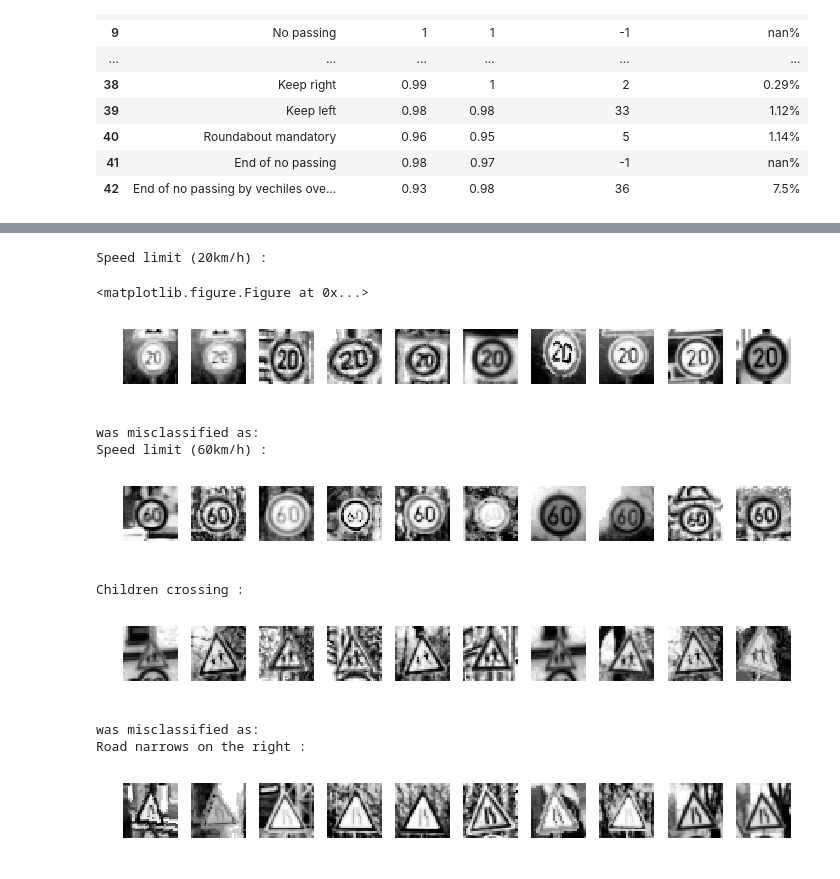
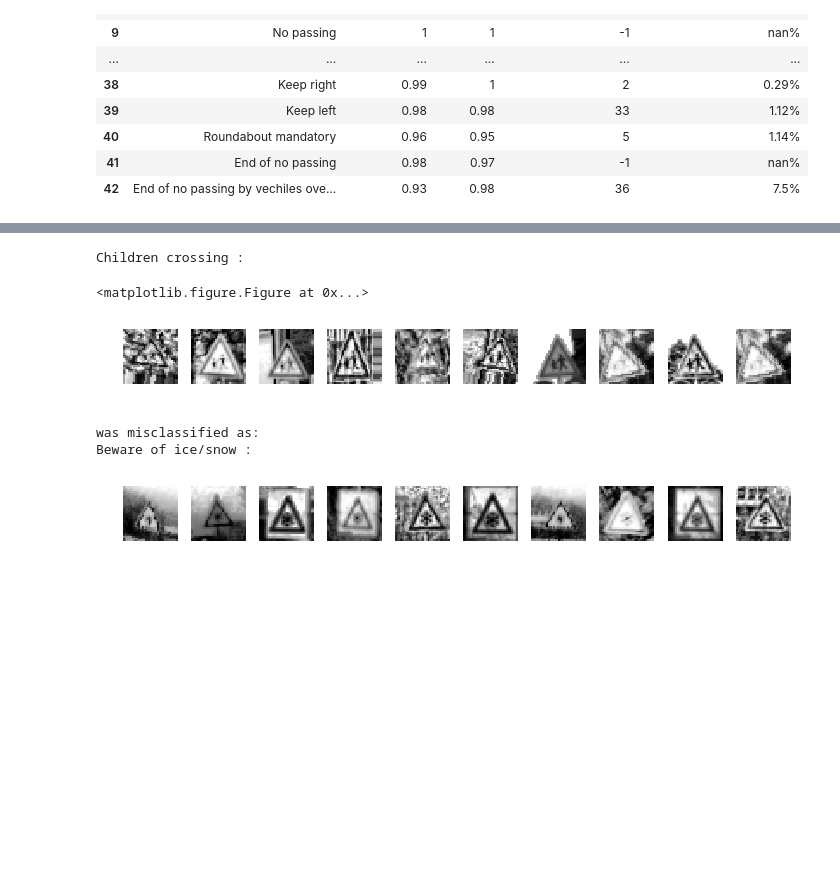
Before and after one commit to saritanavuluru/ML, a Jupyter notebook: capstone/KerasGTSB/Explore.ipynb, the cells around one changed output, grey strips where cells are left out. Saved outputs shown, nothing was run; the diff lists cells and outputs as text; code cells hidden in the pictures; blank space fills up the shorter version.

Commit message:
test images

```diff
--- a/capstone/KerasGTSB/Explore.ipynb
+++ b/capstone/KerasGTSB/Explore.ipynb
@@ -723,3 +737,14 @@ History saved in file /home/carnd/KerasTrafficSignClassifier/model/BN_STN_001_re
+# %%
+Xresult = F([X_batch[:9]])
+#print(Xresult)
+plt.clf()
+for i in range(9):
+    plt.subplot(3, 3, i+1)
+    image = np.squeeze(Xresult[0][i])
+    plt.imshow(image, cmap= 'gray')
+    plt.axis('off')
+fig.canvas.draw()
+plt.show()
 # %% [markdown]
 ## Training Accuracy, Loss Plots
 # %%
@@ -1002,3 +1027,28 @@ del s
 | 40 | Roundabout mandatory | 0.96 | 0.95 | 5 | 1.14% |
 | 41 | End of no passing | 0.98 | 0.97 | -1 | nan% |
 | 42 | End of no passing by vechiles ove... | 0.93 | 0.98 | 36 | 7.5% |
+# %%
+
+study_range = [27, 30, 11, 30, 18, 26, 21, 31, 42, 36,28,27]
+compare = [1, 0, 1, 0, 1, 0, 1, 0, 1, 0,1,0]
+#study_range = [28,30,28,24,28,27]
+#compare = [1,0,1,0,1,0]
+
+implot = plt.figure(figsize=(12,4))
+counter = 0
+for classid in study_range:
+    print (class_stats.SignName[classid],':')
+    implot = plt.figure(figsize=(12,1))
+    X_class = X_train[y_train==classid]
+    #rnd_idx = np.random.random(range(len(X_class)), 10)
+    rnd_idx=np.random.randint(0, high=len(X_class), size=10)
+
+    for i in range(10):
+        ax = implot.add_subplot(1,10,i + 1)
+        ax.grid(False)
+        ax.axis('off')
+        ax.imshow(X_class[rnd_idx[i]].squeeze(),cmap='gray')
+    plt.show()
+    if compare[counter]:
+        print ('was misclassified as:')
+    counter += 1
@@ -1005,37 +1178,32 @@ del s
 # %%
 
 #study_range = [27, 30, 11, 30, 18, 26, 21, 31, 42, 36,28,27]
 #compare = [1, 0, 1, 0, 1, 0, 1, 0, 1, 0,1,0]
-study_range = [0,3,28,24]
-compare = [1,0,1,0]
+study_range = [28,30]
+compare = [1,0]
 
 implot = plt.figure(figsize=(12,4))
 counter = 0
 for classid in study_range:
     print (class_stats.SignName[classid],':')
     implot = plt.figure(figsize=(12,1))
     X_class = X_train[y_train==classid]
     #rnd_idx = np.random.random(range(len(X_class)), 10)
     rnd_idx=np.random.randint(0, high=len(X_class), size=10)
 
     for i in range(10):
         ax = implot.add_subplot(1,10,i + 1)
         ax.grid(False)
         ax.axis('off')
         ax.imshow(X_class[rnd_idx[i]].squeeze(),cmap='gray')
     plt.show()
     if compare[counter]:
         print ('was misclassified as:')
     counter += 1
 # %% [output]
-Speed limit (20km/h) :
+Children crossing :
 <matplotlib.figure.Figure at 0x...>
-[figure, old version]
+[figure, new version]
 was misclassified as:
-Speed limit (60km/h) :
+Beware of ice/snow :
-[figure, old version]
+[figure, new version]
-Children crossing :
-[figure, removed]
-was misclassified as:
-Road narrows on the right :
-[figure, removed]
```
Also changed, not shown: parts of 14 cells of this notebook, 3 other files.
